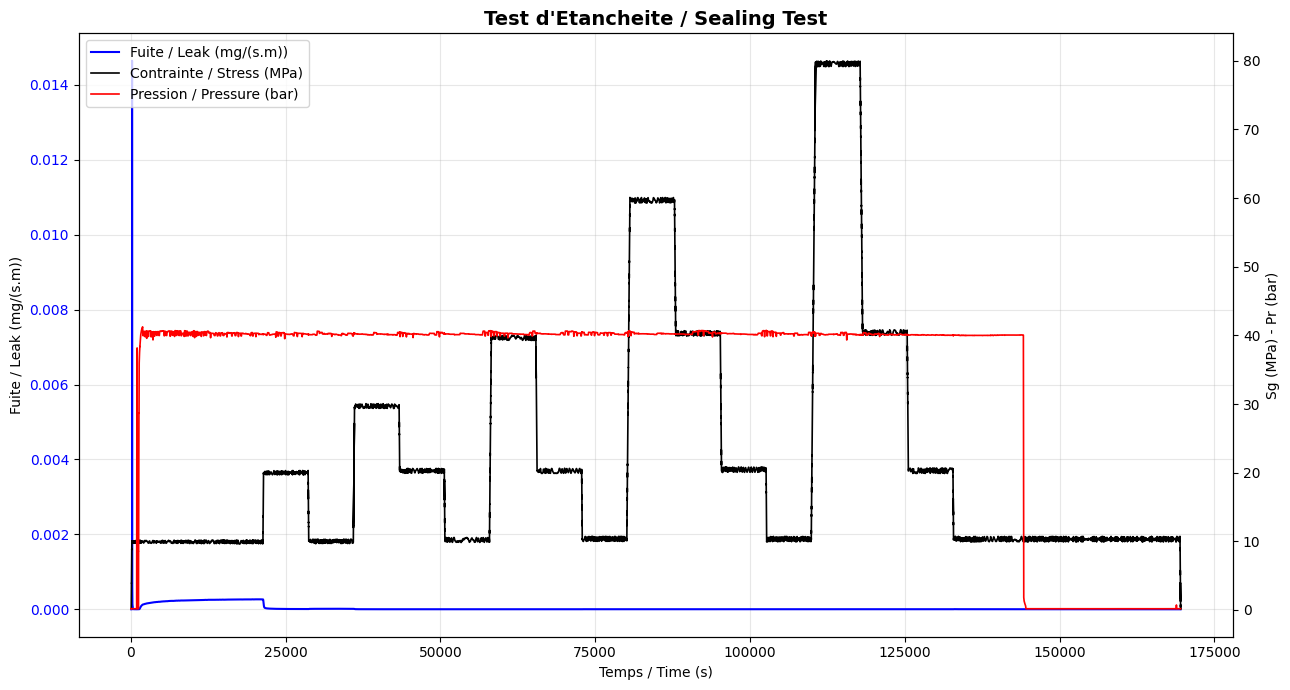
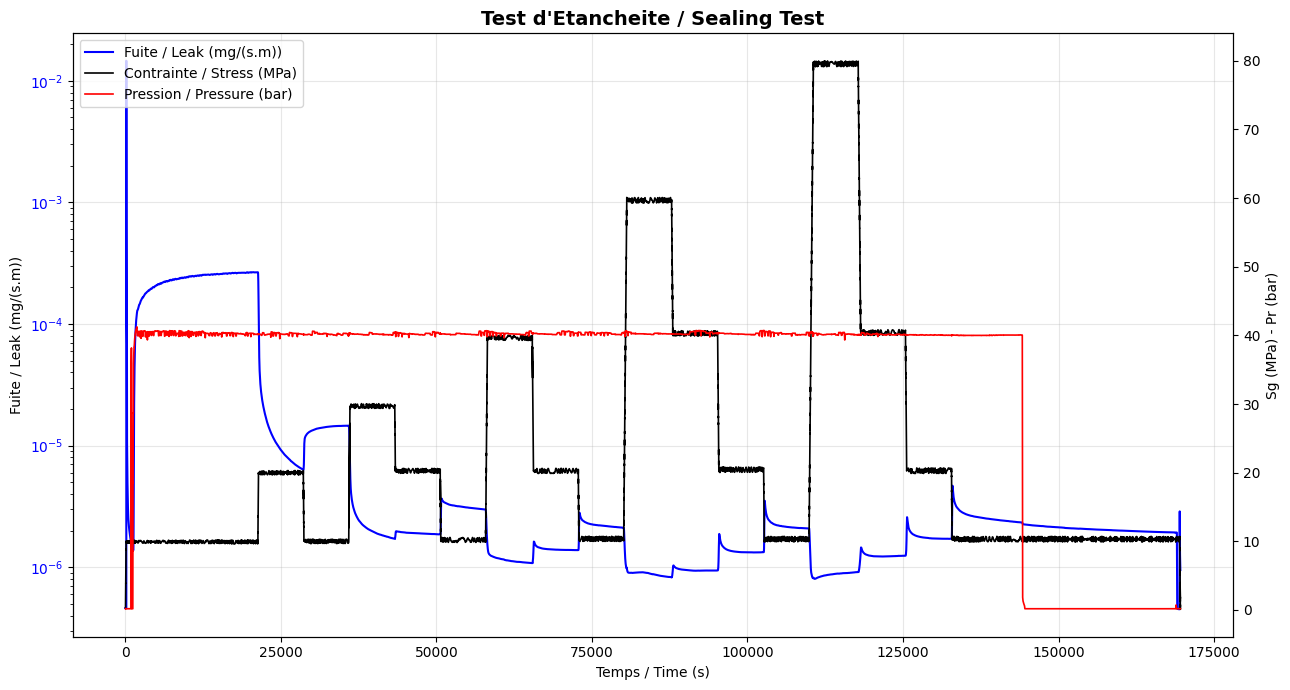
The change to this notebook cell's code, shown as a diff; its figure went from the first image to the second:
--- before
+++ after
@@ -1,3 +1,10 @@
 # dessiner les 3 courbes sur la même figure sans subplots => twinx
+# on toujours avec plt.subplots même si l'on ne voit qu'un seul subplot
+
+## plt => objet maître de matplolib => qui affiche ou enregistrer ..
+## fig => le cadre générale
+## ax_xxx = un graphe (séparés ou superposées) dans la fig
+## courbes avec plot dans un graphe 
+
 fig, ax_gauche = plt.subplots(figsize=(13, 7))
 
@@ -9,4 +16,5 @@
 )[0]
 
+ax_gauche.set_yscale("log")
 ax_gauche.set_xlabel("Temps / Time (s)")
 ax_gauche.set_ylabel("Fuite / Leak (mg/(s.m))")
@@ -34,5 +42,5 @@
 ax_gauche.legend(courbes, [c.get_label() for c in courbes], loc="upper left")
 ax_gauche.grid(True, alpha=0.3)
-fig.tight_layout()
+# fig.tight_layout()
 # afficher
 plt.show()

Commit: analyse xlsx final